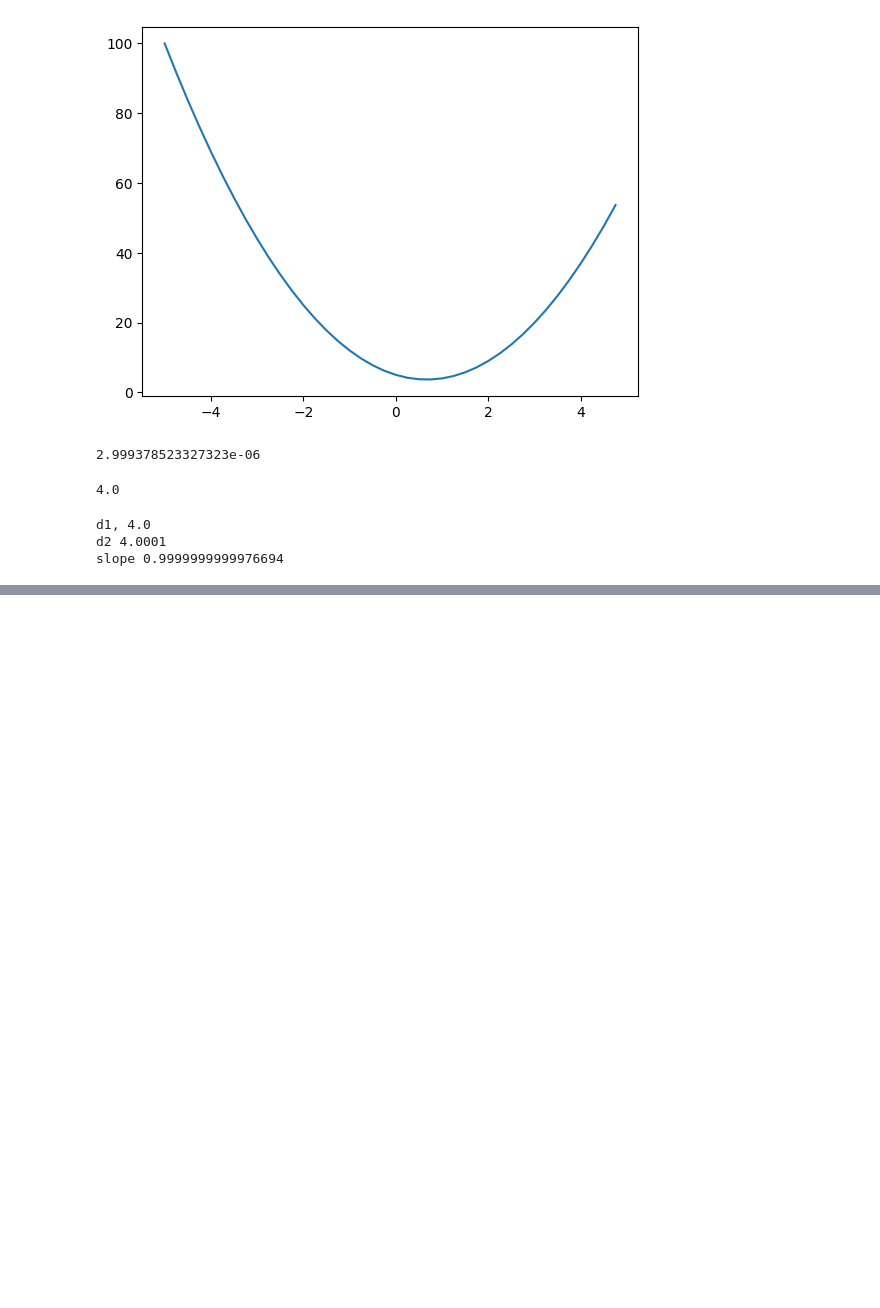
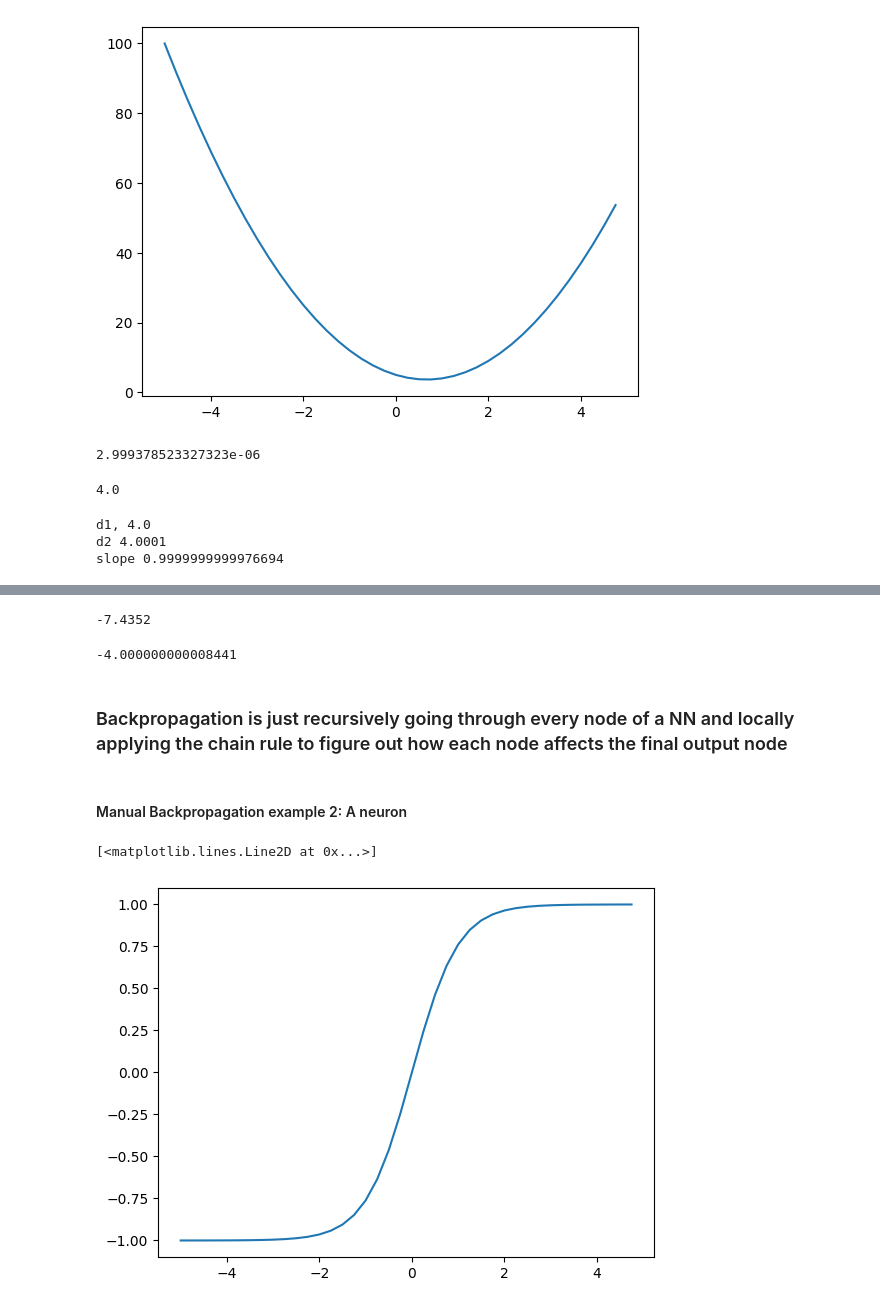
Before and after one commit to Yousif-dk/zero-to-hero, a Jupyter notebook: lesson_1.ipynb, the cells around one changed output, grey strips where cells are left out. Drawn from its saved outputs; the diff is of its cells as text; code cells hidden in the pictures; blank space fills up the shorter version.

Commit message:
did manual examples of backpropagation through a neuron

```diff
--- a/lesson_1.ipynb
+++ b/lesson_1.ipynb
@@ -114,0 +149,63 @@ ExecutableNotFound: failed to execute WindowsPath('dot'), make sure the Graphviz
+# %%
+a = Value(2.0, label = 'a')
+b = Value(-3.0, label = 'b')
+c = Value(10.0, label = 'c')
+e = a*b; e.label = 'e'
+
+L.grad = 1.0
+f.grad = 4.0
+d.grad = -2
+c.grad = -2.0 * 1.0
+e.grad = -2.0 * 1.0
+a.grad = (-2.0 * -3.0)
+b.grad = (-2.0 * 2.0)
+
+a.data += 0.01 * a.grad
+b.data += 0.01 * b.grad
+c.data += 0.01 * c.grad
+d.data += 0.01 * d.grad
+
+e = a*b
+d = e+c
+L = d*f
+
+L.data
+# %% [output]
+-7.4352
+# %%
+def numerical_derivator():
+    h = 0.0001
+
+    a = Value(2.0, label = 'a')
+    b = Value(-3.0, label = 'b')
+    c = Value(10.0, label = 'c')
+    e = a*b; e.label = 'e'
+    d = e + c; d.label = 'd'
+    f = Value(-2.0, label ='f')
+    L = d*f; L.label = 'L'
+    L1 = L.data
+
+    a = Value(2.0, label = 'a')
+    b = Value(-3.0, label = 'b')
+    b.data += h
+    c = Value(10.0, label = 'c')
+    e = a*b; e.label = 'e'
+    d = e + c; d.label = 'd'
+    f = Value(-2.0, label ='f')
+    L = d*f; L.label = 'L'
+    L2 = L.data
+
+    print((L2-L1)/h)
+
+numerical_derivator()
+# %% [output]
+-4.000000000008441
+# %% [markdown]
+### Backpropagation is just recursively going through every node of a NN and locally applying the chain rule to figure out how each node affects the final output node
+# %% [markdown]
+#### Manual Backpropagation example 2: A neuron
+# %%
+plt.plot( np.arange(-5,5,0.25), np.tanh(np.arange(-5,5,0.25)))
+# %% [output]
+[<matplotlib.lines.Line2D at 0x...>]
+[figure, added]
```
Also changed, not shown: parts of 8 cells of this notebook.
